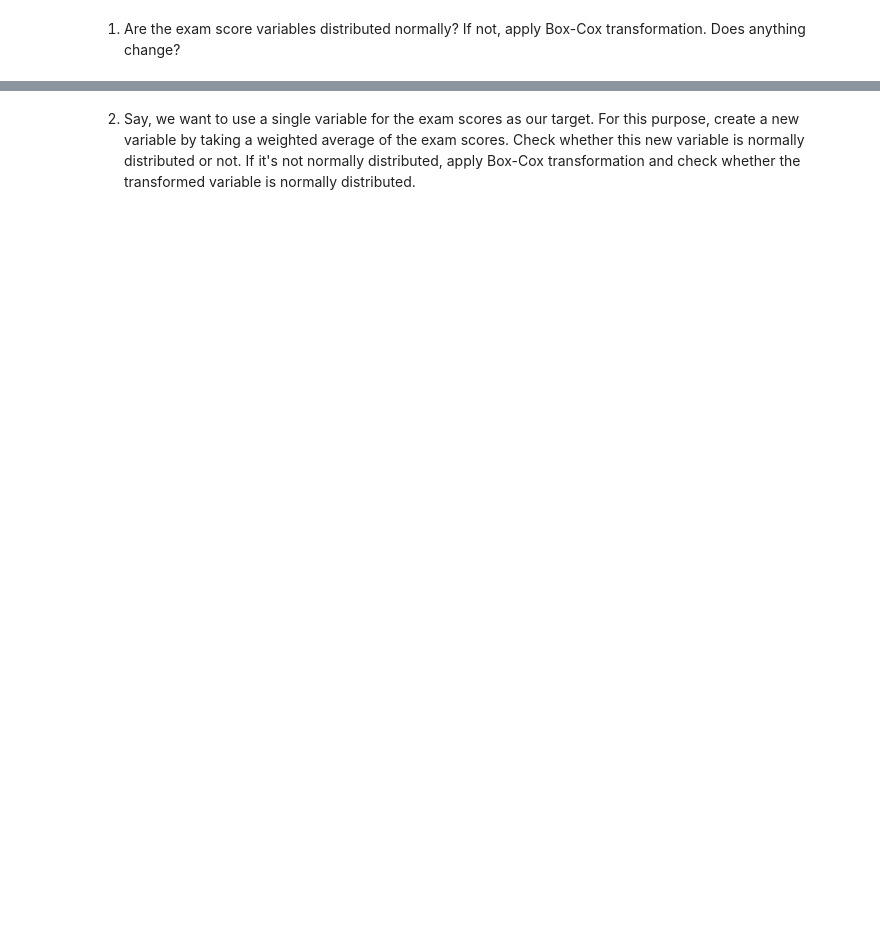
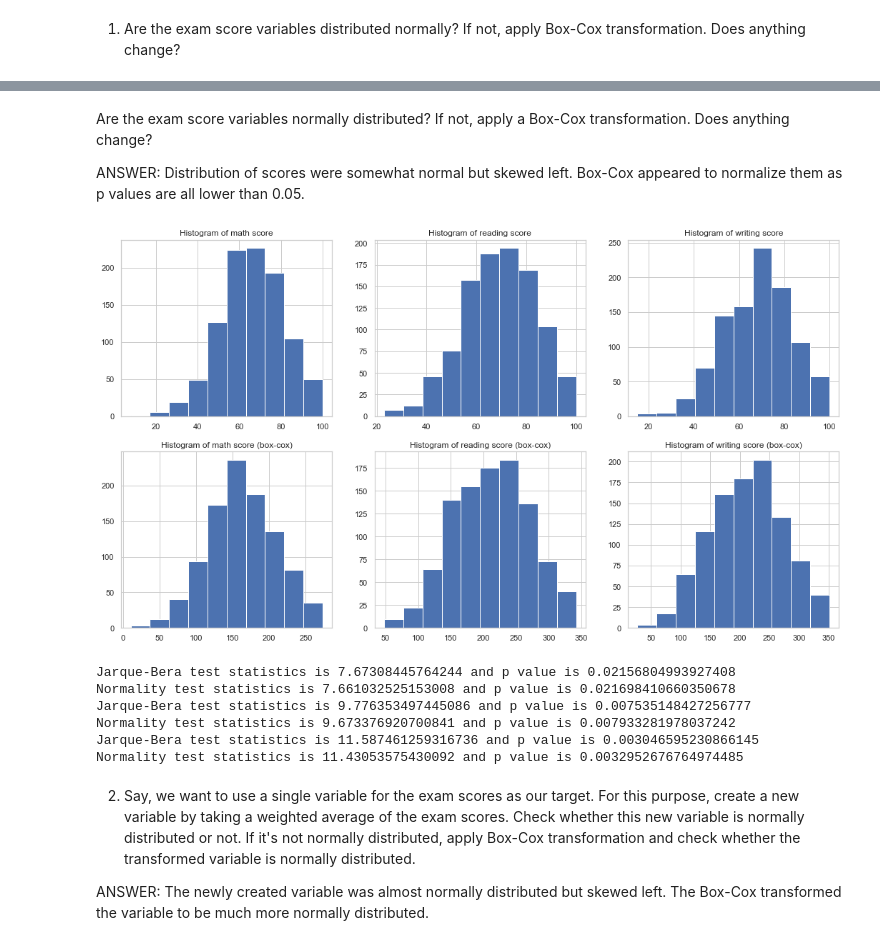
Before and after one commit to mgalaviz1/my_work, a Jupyter notebook: week5_eda/feature1.ipynb, the cells around one changed output, grey strips where cells are left out. Saved outputs shown, nothing was run; the diff lists cells and outputs as text; code cells hidden in the pictures; blank space fills up the shorter version.

```diff
--- a/week5_eda/feature1.ipynb
+++ b/week5_eda/feature1.ipynb
@@ -19,7 +22,7 @@ postgres_db = 'studentsperformance'
 engine = create_engine('postgresql://{}:{}@{}:{}/{}'.format(
     postgres_user, postgres_pw, postgres_host, postgres_port, postgres_db))
 
-education_df = pd.read_sql_query('select * from studentsperformance',con=engine)
+df = pd.read_sql_query('select * from studentsperformance',con=engine)
 
 # no need for an open connection,
 # as we're only doing a single query
@@ -28,0 +178,3 @@ engine.dispose()
+# %%
+# removing row with 0 in math score. transforming requires positive values
+df = df.drop(df.index[59])
@@ -29,56 +201,63 @@ engine.dispose()
+# %% [markdown]
+Are the exam score variables normally distributed? If not, apply a Box-Cox transformation. Does anything change?
+
+ANSWER: Distribution of scores were somewhat normal but skewed left. Box-Cox appeared to normalize them as p values are all lower than 0.05.
 # %%
-# there is an observation with math score is equal to 0
-# since box-cox transformation only works with positive data
-# we are excluding it.
-math_boxcox,_ = boxcox(education_df[education_df["math score"] > 0]["math score"])
-reading_boxcox,_ = boxcox(education_df["reading score"])
-writing_boxcox,_ = boxcox(education_df["writing score"])
+math_boxcox,_ = boxcox(df["math score"])
+reading_boxcox,_ = boxcox(df["reading score"])
+writing_boxcox,_ = boxcox(df["writing score"])
 
 plt.figure(figsize=(18,10))
 
 plt.subplot(2, 3, 1)
-plt.hist(education_df["math score"])
-plt.title("histogram of math score")
+plt.hist(df["math score"])
+plt.title("Histogram of math score")
 
 plt.subplot(2, 3, 2)
-plt.hist(education_df["reading score"])
-plt.title("histogram of reading score")
+plt.hist(df["reading score"])
+plt.title("Histogram of reading score")
 
 plt.subplot(2, 3, 3)
-plt.hist(education_df["writing score"])
-plt.title("histogram of writing score")
+plt.hist(df["writing score"])
+plt.title("Histogram of writing score")
 
 plt.subplot(2, 3, 4)
 plt.hist(math_boxcox)
-plt.title("histogram of math score (box-cox transformed)")
+plt.title("Histogram of math score (box-cox)")
 
 plt.subplot(2, 3, 5)
 plt.hist(reading_boxcox)
-plt.title("histogram of reading score (box-cox transformed)")
+plt.title("Histogram of reading score (box-cox)")
 
 plt.subplot(2, 3, 6)
 plt.hist(writing_boxcox)
-plt.title("histogram of writing score (box-cox transformed)")
+plt.title("Histogram of writing score (box-cox)")
 
 plt.show()
+# %% [output]
+[figure, added]
 # %%
-from scipy.stats import jarque_bera
-from scipy.stats import normaltest
-
-jb_stats = jarque_bera(education_df["math score"])
-norm_stats = normaltest(education_df["math score"])
+jb_stats = jarque_bera(df["math score"])
+norm_stats = normaltest(df["math score"])
 
 print("Jarque-Bera test statistics is {0} and p value is {1}".format(jb_stats[0], jb_stats[1]))
 print("Normality test statistics is {0} and p value is {1}".format(norm_stats[0], norm_stats[1]))
 
-jb_stats = jarque_bera(education_df["reading score"])
-norm_stats = normaltest(education_df["reading score"])
+jb_stats = jarque_bera(df["reading score"])
+norm_stats = normaltest(df["reading score"])
 
 print("Jarque-Bera test statistics is {0} and p value is {1}".format(jb_stats[0], jb_stats[1]))
 print("Normality test statistics is {0} and p value is {1}".format(norm_stats[0], norm_stats[1]))
 
-jb_stats = jarque_bera(education_df["writing score"])
-norm_stats = normaltest(education_df["writing score"])
+jb_stats = jarque_bera(df["writing score"])
+norm_stats = normaltest(df["writing score"])
 
 print("Jarque-Bera test statistics is {0} and p value is {1}".format(jb_stats[0], jb_stats[1]))
 print("Normality test statistics is {0} and p value is {1}".format(norm_stats[0], norm_stats[1]))
+# %% [output]
+Jarque-Bera test statistics is 7.67308445764244 and p value is 0.02156804993927408
+Normality test statistics is 7.661032525153008 and p value is 0.021698410660350678
+Jarque-Bera test statistics is 9.776353497445086 and p value is 0.007535148427256777
+Normality test statistics is 9.673376920700841 and p value is 0.007933281978037242
+Jarque-Bera test statistics is 11.587461259316736 and p value is 0.003046595230866145
+Normality test statistics is 11.43053575430092 and p value is 0.0032952676764974485
@@ -103,3 +264,5 @@ print("Normality test statistics is {0} and p value is {1}".format(norm_stats[0]
 # %% [markdown]
 2. Say, we want to use a single variable for the exam scores as our target. For this purpose, create a new variable by taking a weighted average of the exam scores. Check whether this new variable is normally distributed or not. If it's not normally distributed, apply Box-Cox transformation and check whether the transformed variable is normally distributed.
+
+ANSWER: The newly created variable was almost normally distributed but skewed left. The Box-Cox transformed the variable to be much more normally distributed.
 # %%
```
Also changed, not shown: parts of 21 cells of this notebook.
